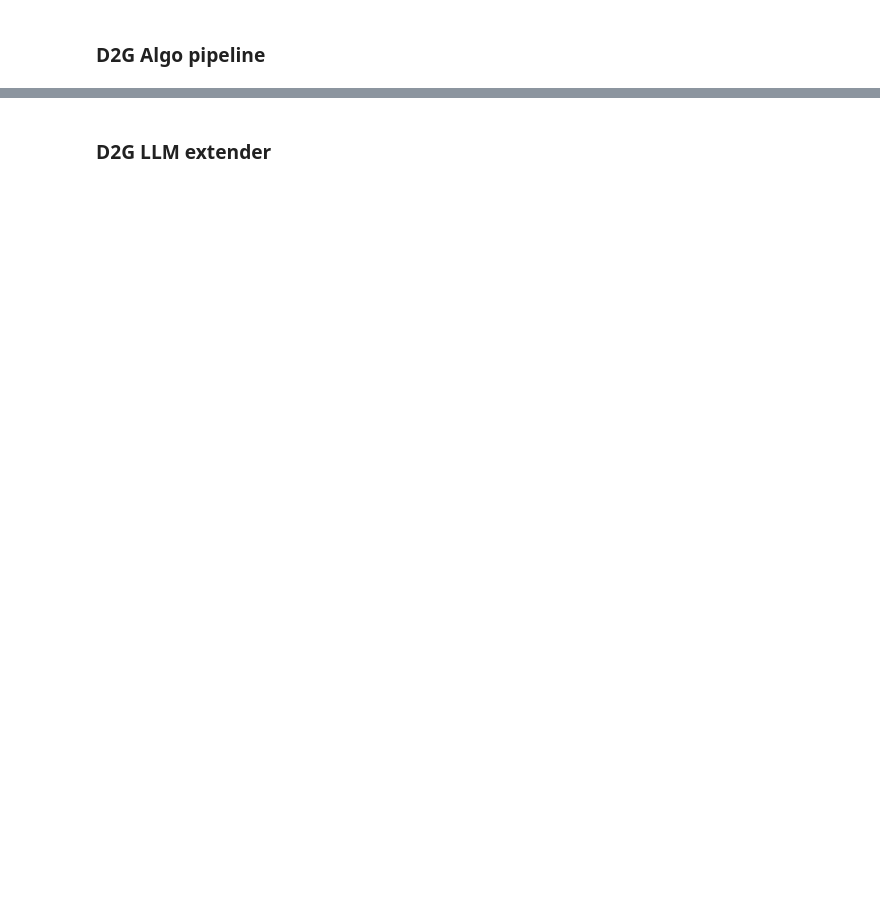
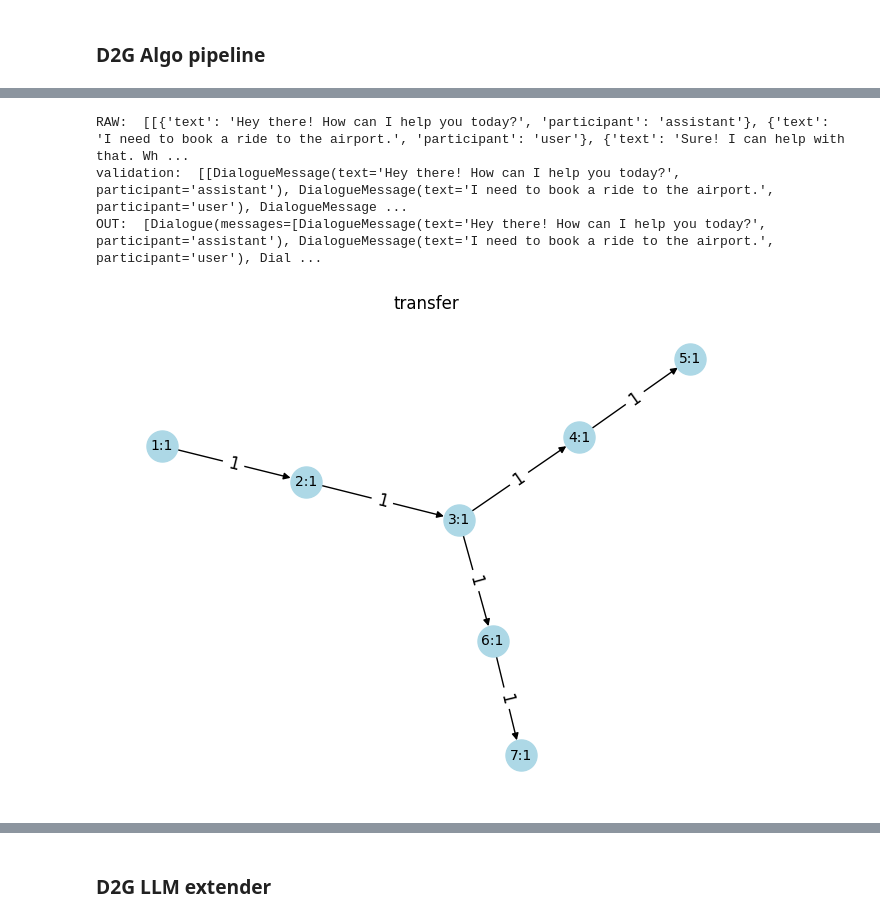
Before and after one commit to deeppavlov/dialogue2graph, a Jupyter notebook: experiments/exp2025_03_20_d2g_pipeline/exp2025_03_20_d2g_pipeline/test_pipeline.ipynb, the cells around one changed output, grey strips where cells are left out. Drawn from its saved outputs; the diff is of its cells as text; code cells hidden in the pictures; blank space fills up the shorter version.

```diff
--- a/experiments/exp2025_03_20_d2g_pipeline/exp2025_03_20_d2g_pipeline/test_pipeline.ipynb
+++ b/experiments/exp2025_03_20_d2g_pipeline/exp2025_03_20_d2g_pipeline/test_pipeline.ipynb
@@ -35,0 +60,36 @@ graph.visualise_short("transfer")
+# %%
+data = [[{'text': 'Hey there! How can I help you today?',
+    'participant': 'assistant'},
+   {'text': 'I need to book a ride to the airport.', 'participant': 'user'},
+   {'text': 'Sure! I can help with that. When is your flight, and where are you departing from?',
+    'participant': 'assistant'},
+   {'text': 'Do you have any other options?', 'participant': 'user'},
+   {'text': "If you'd prefer, I can send you options for ride-share services instead. Would you like that?",
+    'participant': 'assistant'},
+   {'text': 'Actually, never mind.', 'participant': 'user'},
+   {'text': 'Alright, let me know if you need help later. Have a great day!',
+    'participant': 'assistant'},
+   {'text': 'Okay, have a great day!', 'participant': 'user'},
+   {'text': 'Glad to help! Safe travels.', 'participant': 'assistant'}],
+   [{'text': 'Hey there! How can I help you today?',
+    'participant': 'assistant'},
+   {'text': 'I need to book a ride to the airport.', 'participant': 'user'},
+   {'text': 'Sure! I can help with that. When is your flight, and where are you departing from?',
+    'participant': 'assistant'},
+   {'text': 'Do you have any other options?', 'participant': 'user'},
+   {'text': "If you'd prefer, I can send you options for ride-share services instead. Would you like that?",
+    'participant': 'assistant'},
+   {'text': "No, I'll manage on my own.", 'participant': 'user'},
+   {'text': 'No worries! Feel free to reach out anytime.',
+    'participant': 'assistant'},
+   {'text': 'Alright, thanks anyway.', 'participant': 'user'},
+   {'text': "You're welcome! Have a fantastic trip!",
+    'participant': 'assistant'}]]
+raw_data = PipelineRawDataType(dialogs=data)
+graph, report = pipeline.invoke(raw_data)
+graph.visualise_short("transfer")
+# %% [output]
+RAW:  [[{'text': 'Hey there! How can I help you today?', 'participant': 'assistant'}, {'text': 'I need to book a ride to the airport.', 'participant': 'user'}, {'text': 'Sure! I can help with that. Wh ...
+validation:  [[DialogueMessage(text='Hey there! How can I help you today?', participant='assistant'), DialogueMessage(text='I need to book a ride to the airport.', participant='user'), DialogueMessage ...
+OUT:  [Dialogue(messages=[DialogueMessage(text='Hey there! How can I help you today?', participant='assistant'), DialogueMessage(text='I need to book a ride to the airport.', participant='user'), Dial ...
+[figure, added]
```
Also changed, not shown: parts of 37 cells of this notebook, 12 other files.
